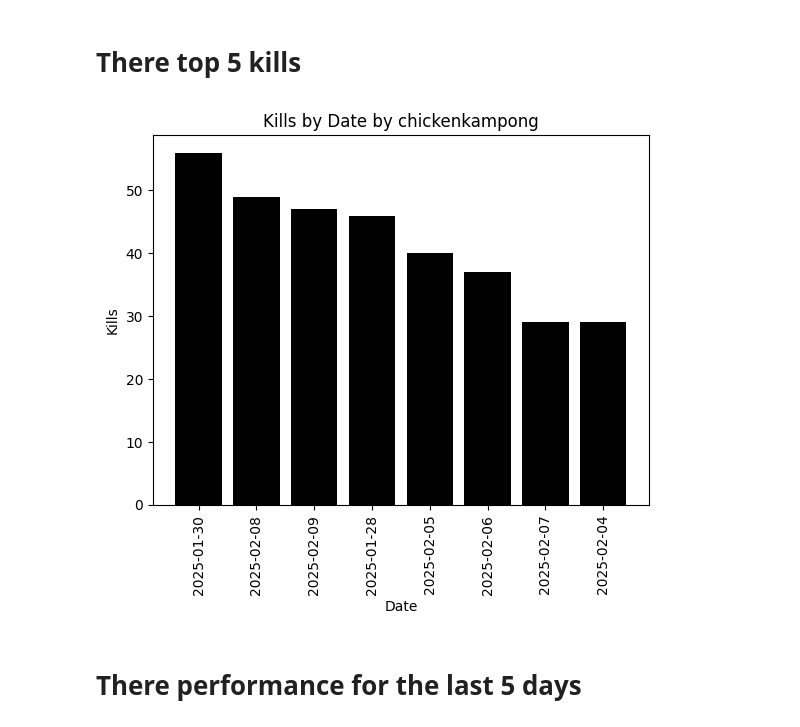
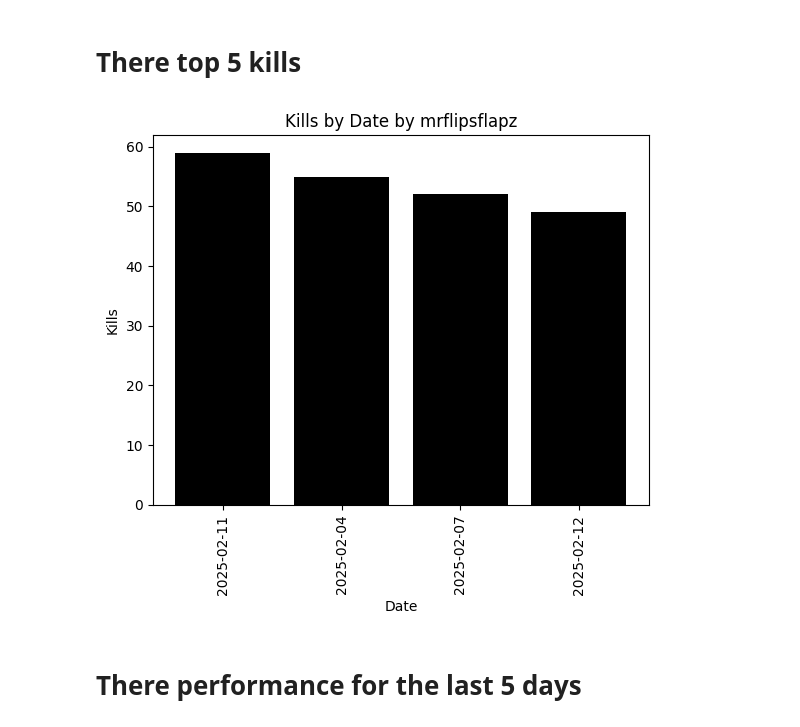
Before and after one commit to cakethehuman/brunswick-audit, a Jupyter notebook: all logs (death)/main.ipynb, the cells around one changed output. Cells and saved outputs as stored; diff of their text form; code cells hidden in the pictures.

```diff
--- a/all logs (death)/main.ipynb
+++ b/all logs (death)/main.ipynb
@@ -62,22 +61,22 @@ The average kills for everyone is:  44
 # %% [markdown]
 # There top 5 kills
 # %%
-find_avg = df[df["name"] == "chickenkampong"]
+find_avg = df[df["name"] == "mrflipsflapz"]
 #you can put anyname
 find_avg["kills"].mean()
 
 number_sort = find_avg["kills"].sort_values(ascending=False)
 
 plt.bar(find_avg.sort_values(ascending=False, by="kills")["date"], find_avg["kills"].sort_values(ascending=False), color='black')
 
 
 
 plt.title(f"Kills by Date by {find_avg['name'].iloc[0]}")
 plt.xticks(rotation=90)
 plt.xlabel("Date")
 plt.ylabel("Kills")
 plt.show()
 # %% [output]
-[figure, old version]
+[figure, new version]
 # %% [markdown]
 # There performance for the last 5 days
```
Also changed, not shown: parts of 9 cells of this notebook, 3 other files.
